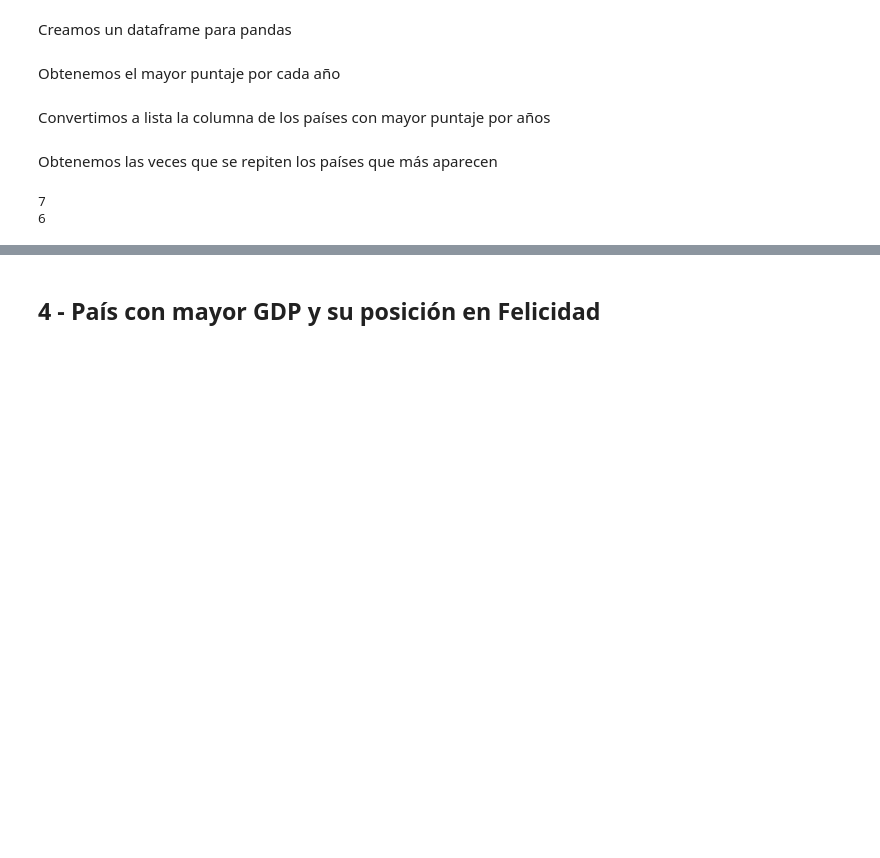
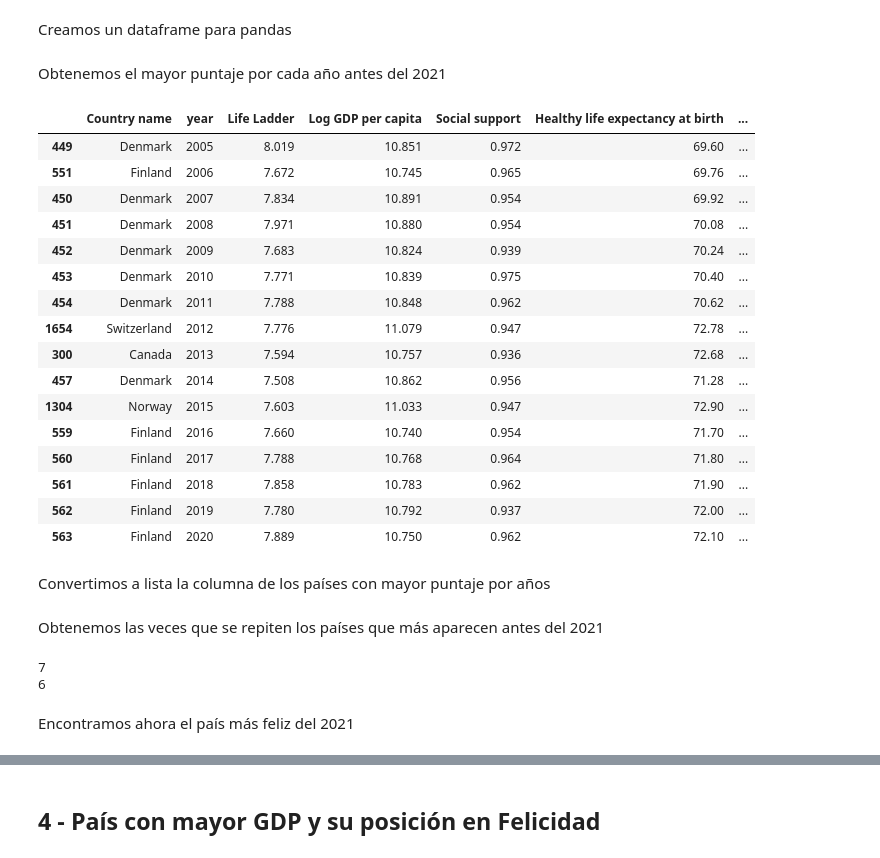
Before and after one commit to WILLIAMSC/Proyecto-Final-Big-Data-Processing, a Jupyter notebook: proyecto_Final_Processing.ipynb, the cells around one changed output, grey strips where cells are left out. Saved outputs shown, nothing was run; the diff lists cells and outputs as text; code cells hidden in the pictures; blank space fills up the shorter version.

```diff
--- a/proyecto_Final_Processing.ipynb
+++ b/proyecto_Final_Processing.ipynb
@@ -212,16 +214,37 @@ dft = pd.DataFrame(datat)
 # %% [markdown]
-Obtenemos el mayor puntaje por cada año
+Obtenemos el mayor puntaje por cada año antes del 2021
 # %%
 primeros = dft.iloc[dft.groupby('year').agg(primer_lugar = ('Life Ladder', lambda dft: dft.idxmax())).primer_lugar]
+primeros
+# %% [output]
+|  | Country name | year | Life Ladder | Log GDP per capita | Social support | Healthy life expectancy at birth | ... |
+| 449 | Denmark | 2005 | 8.019 | 10.851 | 0.972 | 69.60 | ... |
+| 551 | Finland | 2006 | 7.672 | 10.745 | 0.965 | 69.76 | ... |
+| 450 | Denmark | 2007 | 7.834 | 10.891 | 0.954 | 69.92 | ... |
+| 451 | Denmark | 2008 | 7.971 | 10.880 | 0.954 | 70.08 | ... |
+| 452 | Denmark | 2009 | 7.683 | 10.824 | 0.939 | 70.24 | ... |
+| 453 | Denmark | 2010 | 7.771 | 10.839 | 0.975 | 70.40 | ... |
+| 454 | Denmark | 2011 | 7.788 | 10.848 | 0.962 | 70.62 | ... |
+| 1654 | Switzerland | 2012 | 7.776 | 11.079 | 0.947 | 72.78 | ... |
+| 300 | Canada | 2013 | 7.594 | 10.757 | 0.936 | 72.68 | ... |
+| 457 | Denmark | 2014 | 7.508 | 10.862 | 0.956 | 71.28 | ... |
+| 1304 | Norway | 2015 | 7.603 | 11.033 | 0.947 | 72.90 | ... |
+| 559 | Finland | 2016 | 7.660 | 10.740 | 0.954 | 71.70 | ... |
+| 560 | Finland | 2017 | 7.788 | 10.768 | 0.964 | 71.80 | ... |
+| 561 | Finland | 2018 | 7.858 | 10.783 | 0.962 | 71.90 | ... |
+| 562 | Finland | 2019 | 7.780 | 10.792 | 0.937 | 72.00 | ... |
+| 563 | Finland | 2020 | 7.889 | 10.750 | 0.962 | 72.10 | ... |
 # %% [markdown]
 Convertimos a lista la columna de los países con mayor puntaje por años
 # %%
 lista_primeros = primeros['Country name'].to_list()
 # %% [markdown]
-Obtenemos las veces que se repiten los países que más aparecen
+Obtenemos las veces que se repiten los países que más aparecen antes del 2021
 # %%
 print(lista_primeros.count('Denmark'))
 print(lista_primeros.count('Finland'))
 # %% [output]
 7
 6
+# %% [markdown]
+Encontramos ahora el país más feliz del 2021
```
Also changed, not shown: parts of 3 cells of this notebook.
